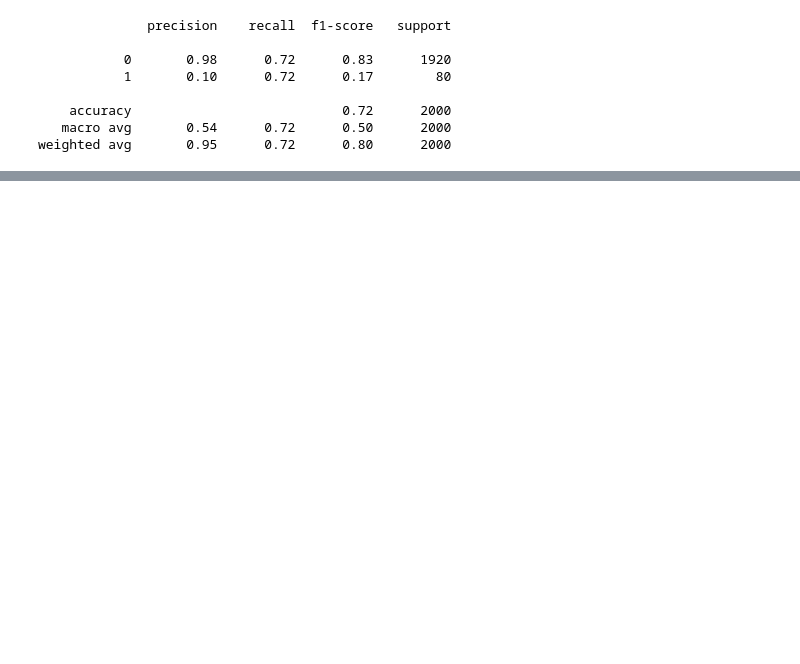
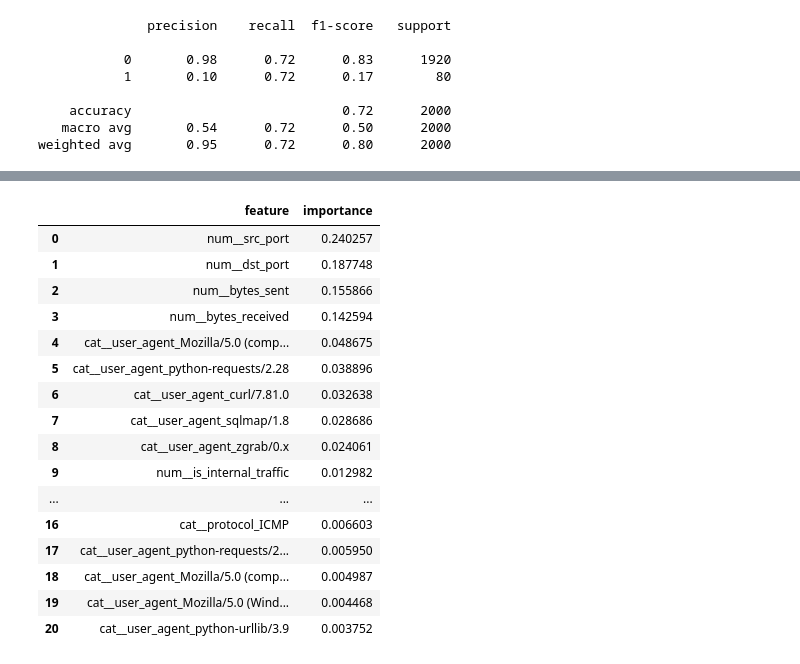
Before and after one commit to rawan572006-design/cybersecurity-threat-detection, a Jupyter notebook: notebooks/02_feature_engineering_modeling.ipynb, the cells around one changed output, grey strips where cells are left out. Saved outputs shown, nothing was run; the diff lists cells and outputs as text; code cells hidden in the pictures; blank space fills up the shorter version.

```diff
--- a/notebooks/02_feature_engineering_modeling.ipynb
+++ b/notebooks/02_feature_engineering_modeling.ipynb
@@ -271,0 +365,25 @@ array([[1381,  539],
+# %%
+feature_importance_df = feature_importance_df.sort_values(
+    "importance",
+    ascending=False
+).reset_index(drop=True)
+# %%
+feature_importance_df
+# %% [output]
+|  | feature | importance |
+| 0 | num__src_port | 0.240257 |
+| 1 | num__dst_port | 0.187748 |
+| 2 | num__bytes_sent | 0.155866 |
+| 3 | num__bytes_received | 0.142594 |
+| 4 | cat__user_agent_Mozilla/5.0 (comp... | 0.048675 |
+| 5 | cat__user_agent_python-requests/2.28 | 0.038896 |
+| 6 | cat__user_agent_curl/7.81.0 | 0.032638 |
+| 7 | cat__user_agent_sqlmap/1.8 | 0.028686 |
+| 8 | cat__user_agent_zgrab/0.x | 0.024061 |
+| 9 | num__is_internal_traffic | 0.012982 |
+| ... | ... | ... |
+| 16 | cat__protocol_ICMP | 0.006603 |
+| 17 | cat__user_agent_python-requests/2... | 0.005950 |
+| 18 | cat__user_agent_Mozilla/5.0 (comp... | 0.004987 |
+| 19 | cat__user_agent_Mozilla/5.0 (Wind... | 0.004468 |
+| 20 | cat__user_agent_python-urllib/3.9 | 0.003752 |
```
Also changed, not shown: parts of 34 cells of this notebook, 5 other files.
